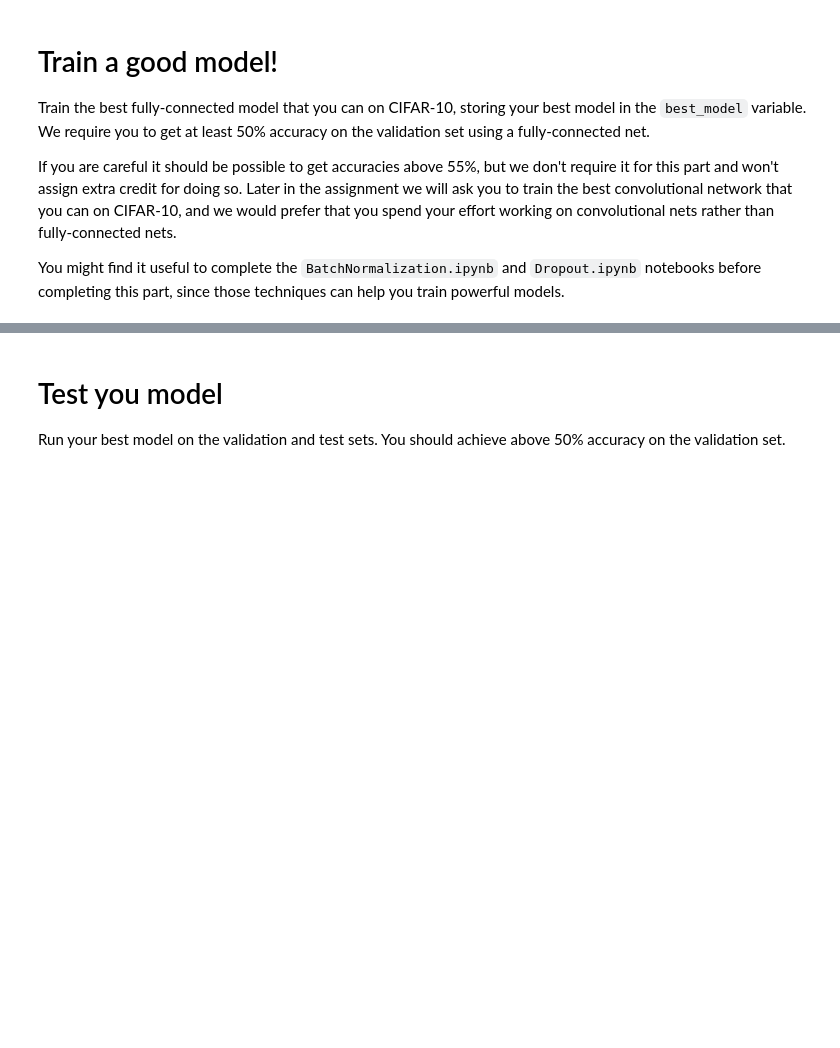
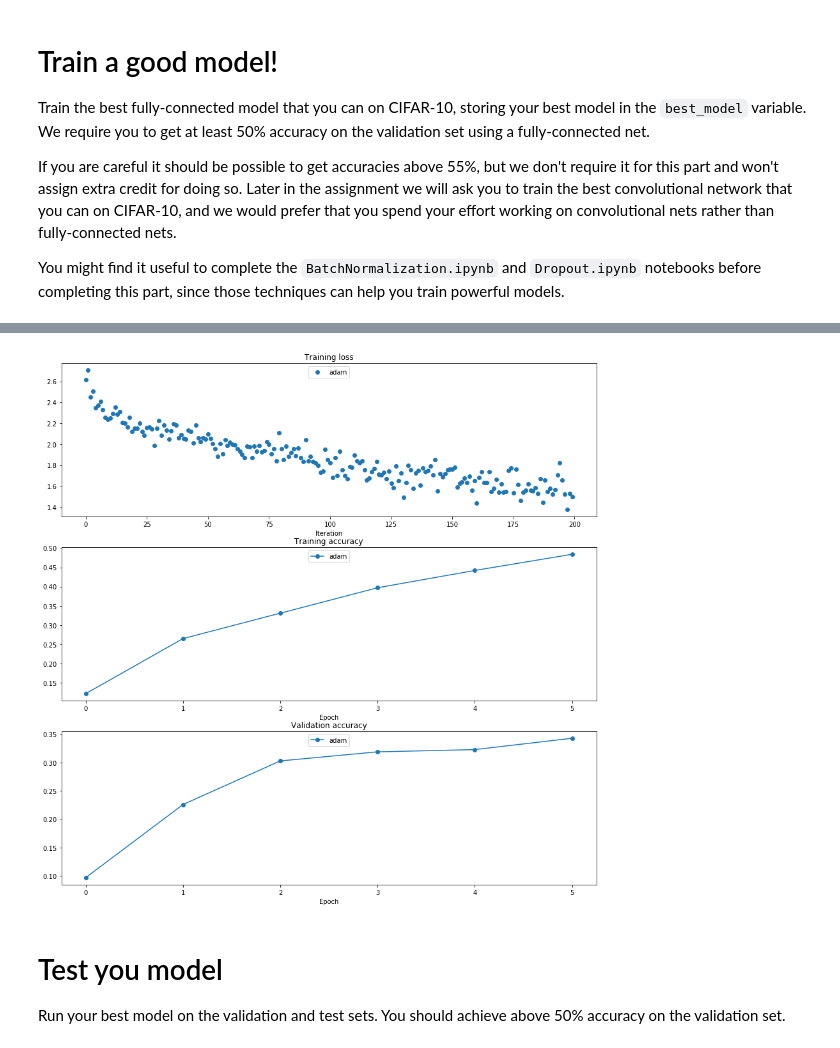
Before and after one commit to sunburntfish/cs231n-assignment2, a Jupyter notebook: FullyConnectedNets.ipynb, the cells around one changed output, grey strips where cells are left out. Cells and saved outputs as stored; diff of their text form; code cells hidden in the pictures; blank space fills up the shorter version.

```diff
--- a/FullyConnectedNets.ipynb
+++ b/FullyConnectedNets.ipynb
@@ -763,0 +805,77 @@ pass
+# %%
+best_model = None
+################################################################################
+# TODO: Train the best FullyConnectedNet that you can on CIFAR-10. You might   #
+# batch normalization and dropout useful. Store your best model in the         #
+# best_model variable.                                                         #
+################################################################################
+learning_rates = [1e-4, 1e-3, 1e-2, 1e-5]
+weight_scales = [5e-2, 5e-1, 5e-3]
+
+update_rule = 'adam'
+
+train_acc = []
+best_accuracy = 0.0
+best_params = None
+
+#params = [(lr, ws) for lr, ws in zip(learning_rates, weight_scales)]
+all_params = [(lr, ws) for lr, ws in zip(learning_rates, weight_scales)]
+
+best_accuracy = 0.0
+best_solver = None
+
+architectures = [
+    [100, 100, 100, 100, 100]
+]
+for architecture in architectures:
+    for params in all_params:
+        learning_rate, weight_scale = params
+        model = FullyConnectedNet(architecture, weight_scale=weight_scale)
+        solver = Solver(model, small_data,
+                        num_epochs=5, batch_size=100,
+                        update_rule=update_rule,
+                        optim_config={
+                            'learning_rate': learning_rate
+                        },
+                        verbose=True)
+        solver.train()
+
+        accuracy = np.max(solver.val_acc_history)
+        if accuracy > best_accuracy:
+            best_model = solver.model
+            best_accuracy = accuracy
+            best_solver = solver
+            best_params = params
+
+print(f'best_accuracy = {best_accuracy}, best_params = {best_params}')
+
+plt.subplot(3, 1, 1)
+plt.title('Training loss')
+plt.xlabel('Iteration')
+
+plt.subplot(3, 1, 2)
+plt.title('Training accuracy')
+plt.xlabel('Epoch')
+
+plt.subplot(3, 1, 3)
+plt.title('Validation accuracy')
+plt.xlabel('Epoch')
+
+plt.subplot(3, 1, 1)
+plt.plot(best_solver.loss_history, 'o', label=update_rule)
+
+plt.subplot(3, 1, 2)
+plt.plot(best_solver.train_acc_history, '-o', label=update_rule)
+
+plt.subplot(3, 1, 3)
+plt.plot(best_solver.val_acc_history, '-o', label=update_rule)
+
+for i in [1, 2, 3]:
+  plt.subplot(3, 1, i)
+  plt.legend(loc='upper center', ncol=4)
+plt.gcf().set_size_inches(15, 15)
+plt.show()
+################################################################################
+#                              END OF YOUR CODE                                #
+################################################################################
+# %% [output]
@@ -764,3 +899,4 @@ pass
+[figure, added]
 # %% [markdown]
 # Test you model
 Run your best model on the validation and test sets. You should achieve above 50% accuracy on the validation set.
```
Also changed, not shown: parts of 9 cells of this notebook, 1 other file.
